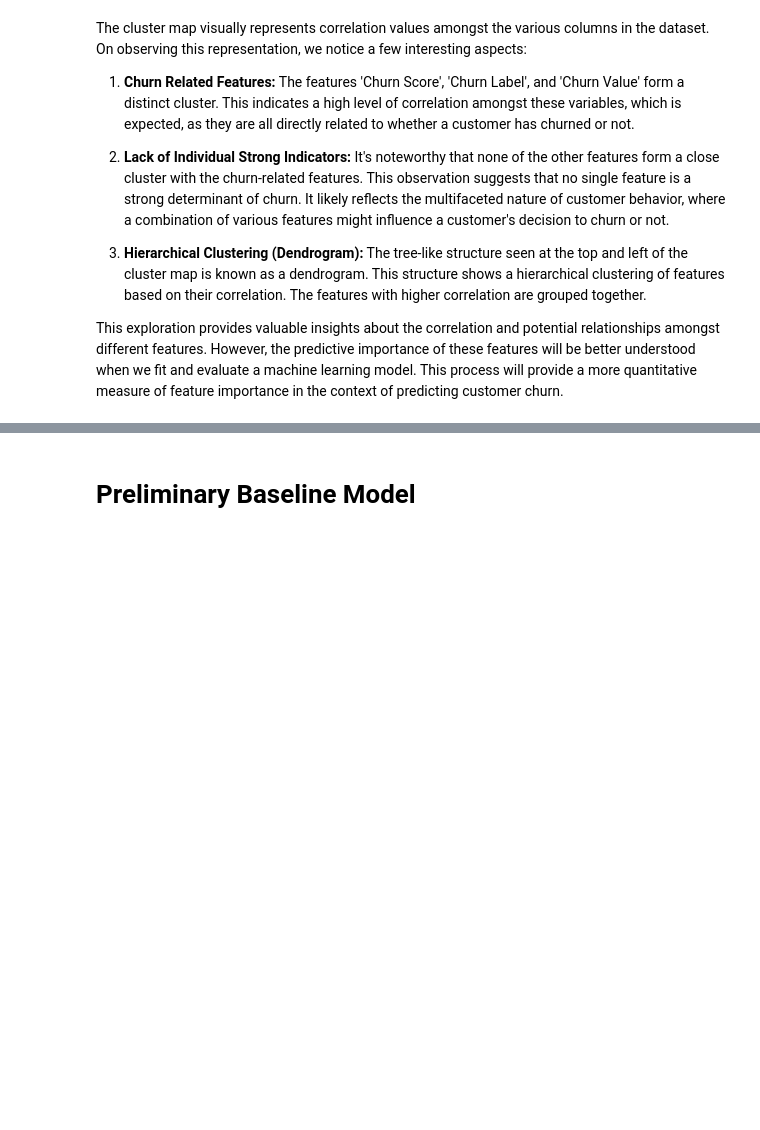
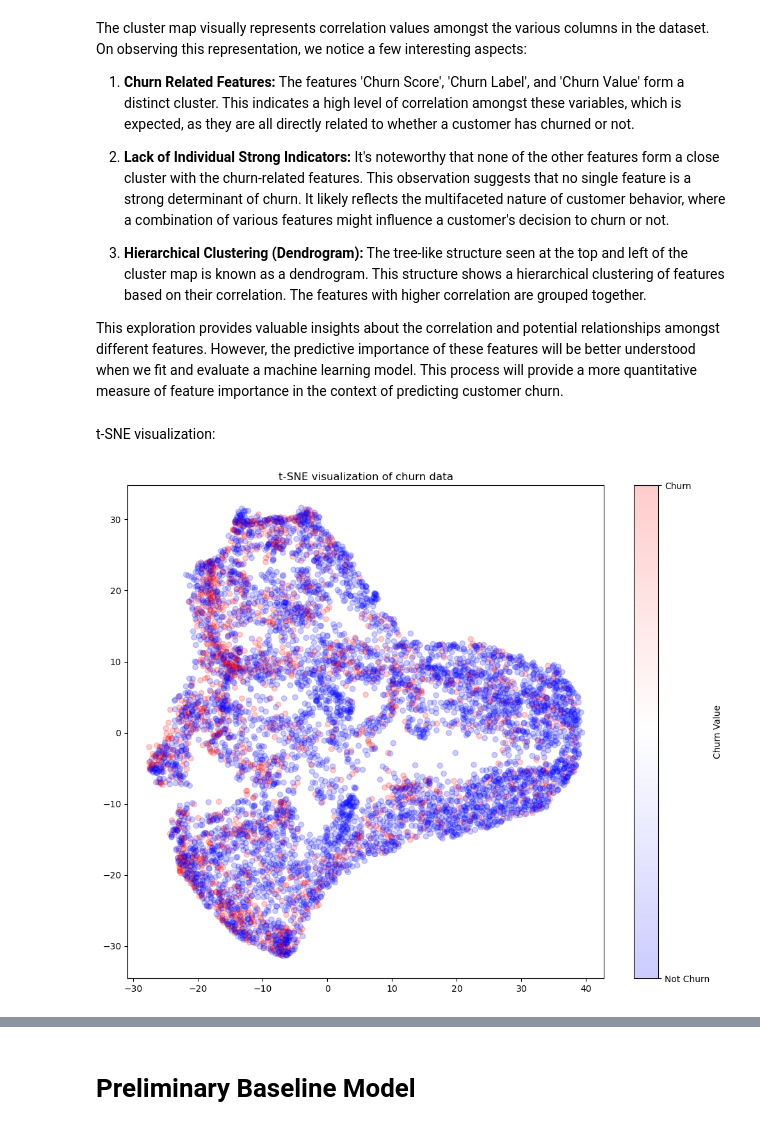
Before and after one commit to MxRaCohen/CustomerChurn, a Jupyter notebook: notebooks/Customer_Churn.ipynb, the cells around one changed output, grey strips where cells are left out. Saved outputs shown, nothing was run; the diff lists cells and outputs as text; code cells hidden in the pictures; blank space fills up the shorter version.

Commit message:
Add t-sne visual and explenation

```diff
--- a/notebooks/Customer_Churn.ipynb
+++ b/notebooks/Customer_Churn.ipynb
@@ -271,3 +272,26 @@ The cluster map visually represents correlation values amongst the various colum
 3. **Hierarchical Clustering (Dendrogram):** The tree-like structure seen at the top and left of the cluster map is known as a dendrogram. This structure shows a hierarchical clustering of features based on their correlation. The features with higher correlation are grouped together.
 
 This exploration provides valuable insights about the correlation and potential relationships amongst different features. However, the predictive importance of these features will be better understood when we fit and evaluate a machine learning model. This process will provide a more quantitative measure of feature importance in the context of predicting customer churn.
+# %% [markdown]
+t-SNE visualization:
+# %%
+X = churn_all.drop(['Churn Value'], axis=1)
+y = churn_all['Churn Value']
+# %%
+# Fit and transform X to visualizable lower dimensions
+transformed = TSNE(n_components=2, random_state=0, perplexity=200, learning_rate=700).fit_transform(X)
+# %%
+# Plot
+plt.figure(figsize=(12,10))
+
+scatter = plt.scatter(transformed[:,0], transformed[:,1], c=y, alpha=0.2, cmap='bwr') # 'bwr' is blue-white-red palette
+plt.title('t-SNE visualization of churn data')
+
+# Create a colorbar
+cbar = plt.colorbar(scatter, ticks=[0,1])
+cbar.set_label('Churn Value')
+cbar.set_ticklabels(['Not Churn', 'Churn']) # 0 is "Not Churn", 1 is "Churn"
+
+plt.show()
+# %% [output]
+[figure, added]
```
Also changed, not shown: parts of 3 cells of this notebook.
